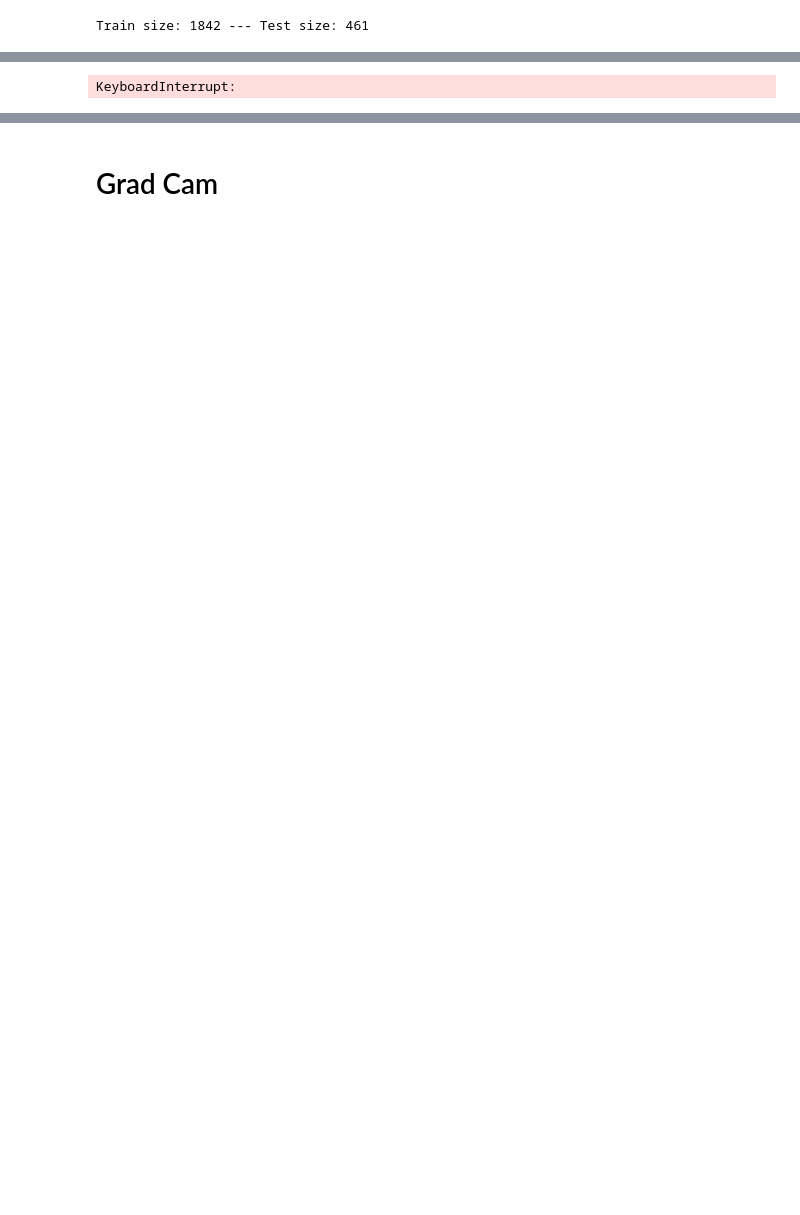
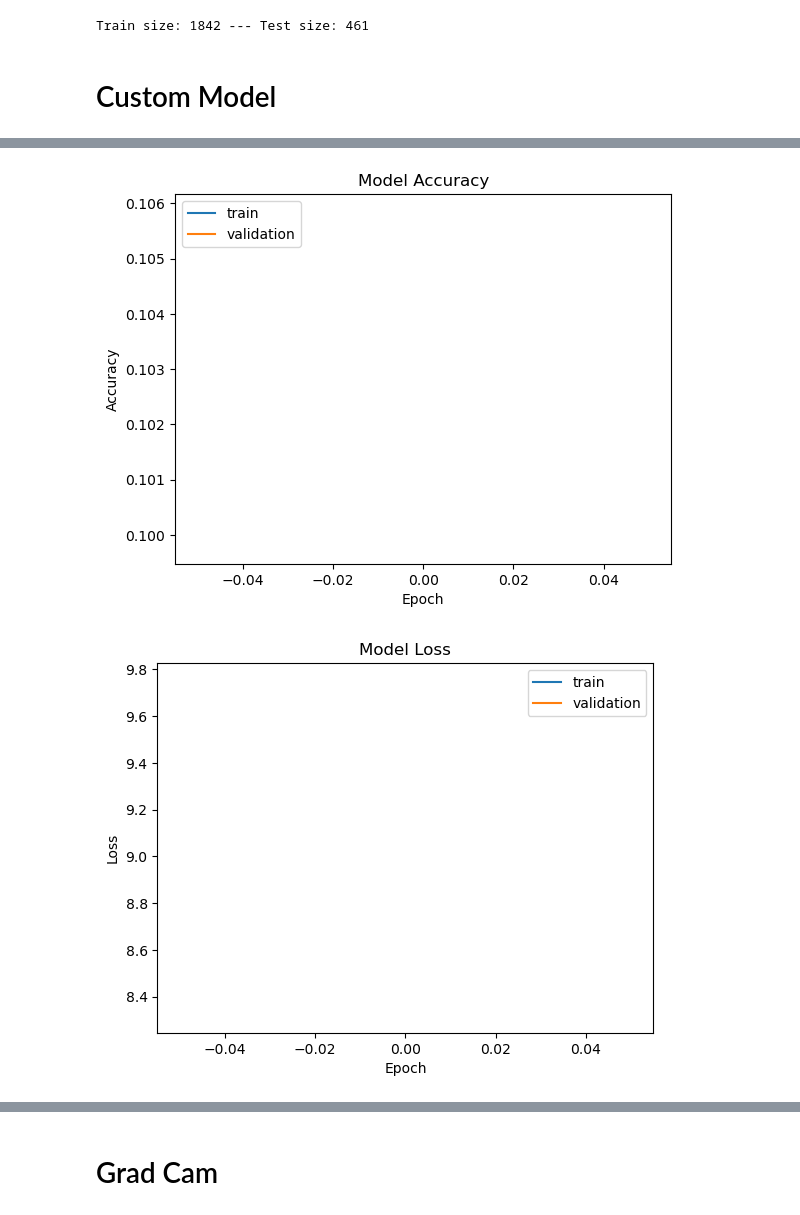
Before and after one commit to DominikHahn1407/VisualAnalytics, a Jupyter notebook: data_preparation.ipynb, the cells around one changed output, grey strips where cells are left out. Cells and saved outputs as stored; diff of their text form; code cells hidden in the pictures; blank space fills up the shorter version.

```diff
--- a/data_preparation.ipynb
+++ b/data_preparation.ipynb
@@ -106,3 +106,5 @@ model.add(Dropout(dropout))
 model.add(Dense(64, activation="relu"))
 model.add(Dropout(dropout))
 model.add(Dense(len(le.classes_)))
+# %% [markdown]
+# Custom Model
@@ -114,7 +119,7 @@ reduce_lr = ReduceLROnPlateau(monitor="val_loss", factor=0.1, patience=5)
 
 history = model.fit(
     train_generator,
-    epochs=100,
+    epochs=1,
     validation_data=test_generator,
     callbacks=[early_stop, reduce_lr],
 )
@@ -156,4 +145,5 @@ Epoch 9/100
-KeyboardInterrupt:
+[figure, added]
+[figure, added]
 # %%
 pred = model.predict(x_test)
 predictions = np.argmax(pred, axis=1)
```
Also changed, not shown: parts of 11 cells of this notebook, 7 other files.
